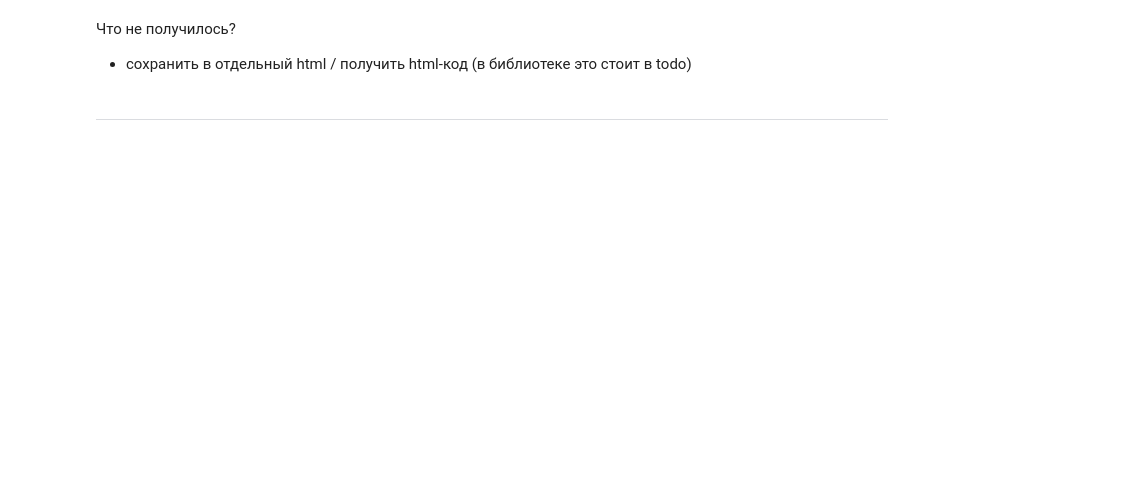
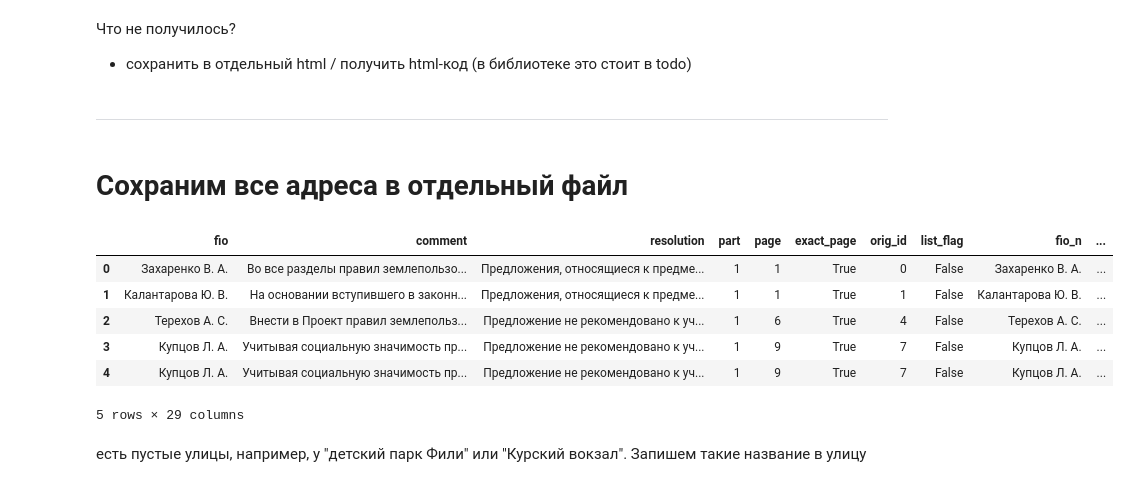
Before and after one commit to kuznetsovn/PZZ, a Jupyter notebook: 7. heatmap.ipynb, the cells around one changed output. Drawn from its saved outputs; the diff is of its cells as text; code cells hidden in the pictures; blank space fills up the shorter version.

```diff
--- a/7. heatmap.ipynb
+++ b/7. heatmap.ipynb
@@ -271,3 +278,15 @@ Widget Javascript not detected.  It may not be installed or enabled properly.
 * сохранить в отдельный html / получить html-код (в библиотеке это стоит в todo)
 # %% [markdown]
 -----
+# %% [markdown]
+# Сохраним все адреса в отдельный файл
+# %%
+ddf.head()
+# %% [output]
+|  | fio | comment | resolution | part | page | exact_page | orig_id | list_flag | fio_n | ... |
+| 0 | Захаренко В. А. | Во все разделы правил землепользо... | Предложения, относящиеся к предме... | 1 | 1 | True | 0 | False | Захаренко В. А. | ... |
+| 1 | Калантарова Ю. В. | На основании вступившего в законн... | Предложения, относящиеся к предме... | 1 | 1 | True | 1 | False | Калантарова Ю. В. | ... |
+| 2 | Терехов А. С. | Внести в Проект правил землепольз... | Предложение не рекомендовано к уч... | 1 | 6 | True | 4 | False | Терехов А. С. | ... |
+| 3 | Купцов Л. А. | Учитывая социальную значимость пр... | Предложение не рекомендовано к уч... | 1 | 9 | True | 7 | False | Купцов Л. А. | ... |
+| 4 | Купцов Л. А. | Учитывая социальную значимость пр... | Предложение не рекомендовано к уч... | 1 | 9 | True | 7 | False | Купцов Л. А. | ... |
+5 rows × 29 columns
@@ -273,0 +295,2 @@ Widget Javascript not detected.  It may not be installed or enabled properly.
+# %% [markdown]
+есть пустые улицы, например, у "детский парк Фили" или "Курский вокзал". Запишем такие название в улицу
```
Also changed, not shown: parts of 5 cells of this notebook, 2 other files.
